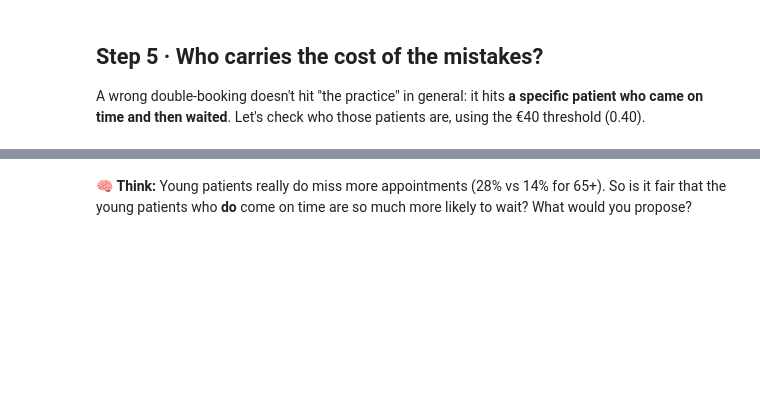
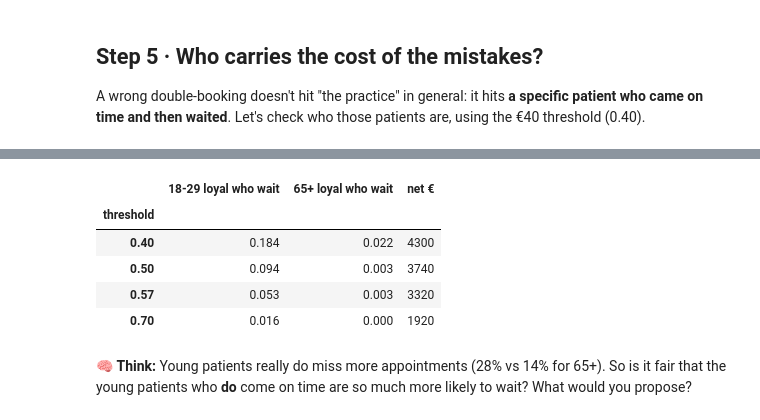
Before and after one commit to Prndxt/aipm-ml-praxisnow, a Jupyter notebook: 2_from_score_to_policy.ipynb, the cells around one changed output, grey strips where cells are left out. Cells and saved outputs as stored; diff of their text form; code cells hidden in the pictures; blank space fills up the shorter version.

```diff
--- a/2_from_score_to_policy.ipynb
+++ b/2_from_score_to_policy.ipynb
@@ -297,3 +438,20 @@ print(f"   Publicly insured patients who came: {public:.1%}; privately insured:
+# %%
+came = test[test["no_show"] == 0]
+rows = []
+for t in [0.40, 0.50, 0.57, 0.70]:
+    flag = came["score"] >= t
+    rows.append({"threshold": t,
+                 "18-29 loyal who wait": flag[came["age_group"] == "18-29"].mean(),
+                 "65+ loyal who wait": flag[came["age_group"] == "65+"].mean(),
+                 "net €": net_value(t)})
+pd.DataFrame(rows).set_index("threshold").round(3)
+# %% [output]
+|  | 18-29 loyal who wait | 65+ loyal who wait | net € |
+| threshold |  |  |  |
+| 0.40 | 0.184 | 0.022 | 4300 |
+| 0.50 | 0.094 | 0.003 | 3740 |
+| 0.57 | 0.053 | 0.003 | 3320 |
+| 0.70 | 0.016 | 0.000 | 1920 |
 # %% [markdown]
 🧠 **Think:** Young patients really do miss more appointments (28% vs 14% for 65+). So is it fair that the young patients who **do** come on time are so much more likely to wait? What would you propose?
 # %% [markdown]
```
Also changed, not shown: parts of 25 cells of this notebook.
